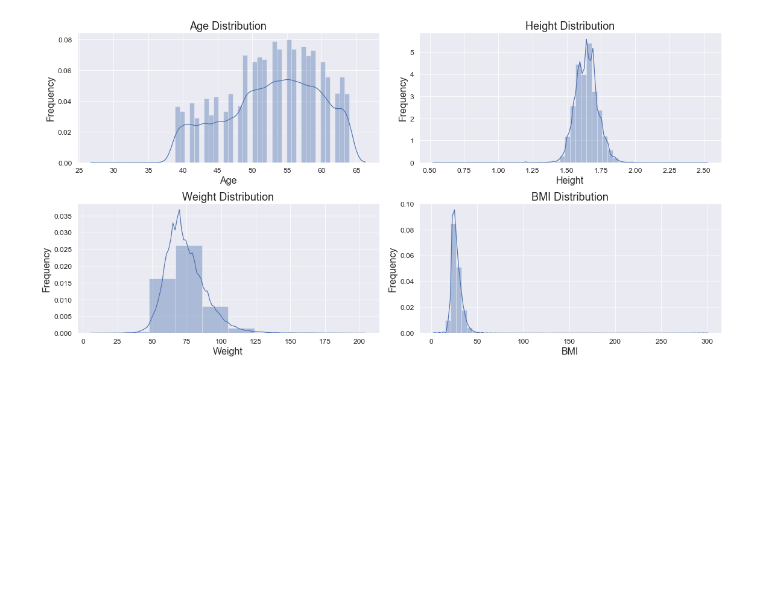
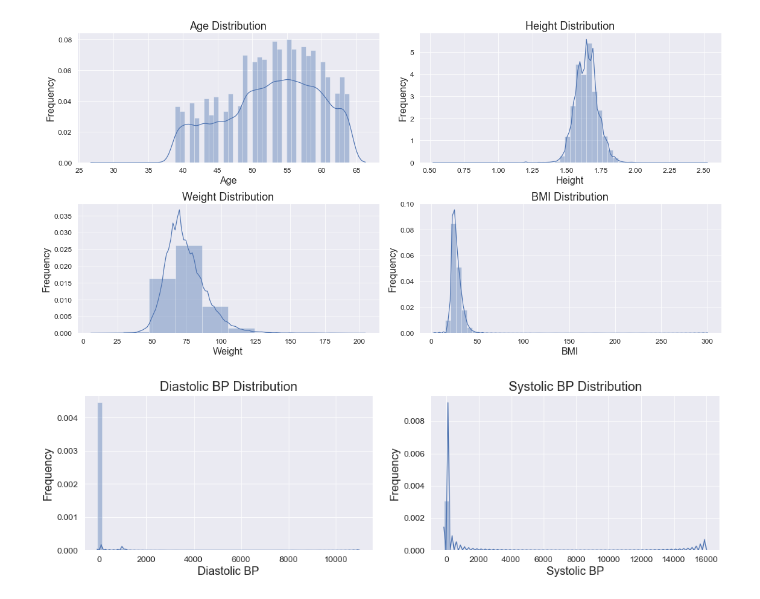
Before and after one commit to cmcdonold/Springboard, a Jupyter notebook: Capstone Project II/Capstone_II_EDA.ipynb, the cells around one changed output. Saved outputs shown, nothing was run; the diff lists cells and outputs as text; code cells hidden in the pictures; blank space fills up the shorter version.

```diff
--- a/Capstone Project II/Capstone_II_EDA.ipynb
+++ b/Capstone Project II/Capstone_II_EDA.ipynb
@@ -157,3 +132,21 @@ plt.tight_layout()
 plt.show()
 # %% [output]
 [figure]
+# %%
+plt.figure(figsize=(16,4))
+
+plt.subplot(1,2,1)
+sns.distplot(data.ap_lo)
+plt.title("Diastolic BP Distribution")
+plt.xlabel("Diastolic BP")
+plt.ylabel("Frequency")
+
+plt.subplot(1,2,2)
+sns.distplot(data.ap_hi)
+plt.title("Systolic BP Distribution")
+plt.xlabel("Systolic BP")
+plt.ylabel("Frequency")
+
+plt.show()
+# %% [output]
+[figure, added]
```
Also changed, not shown: parts of 23 cells of this notebook.
